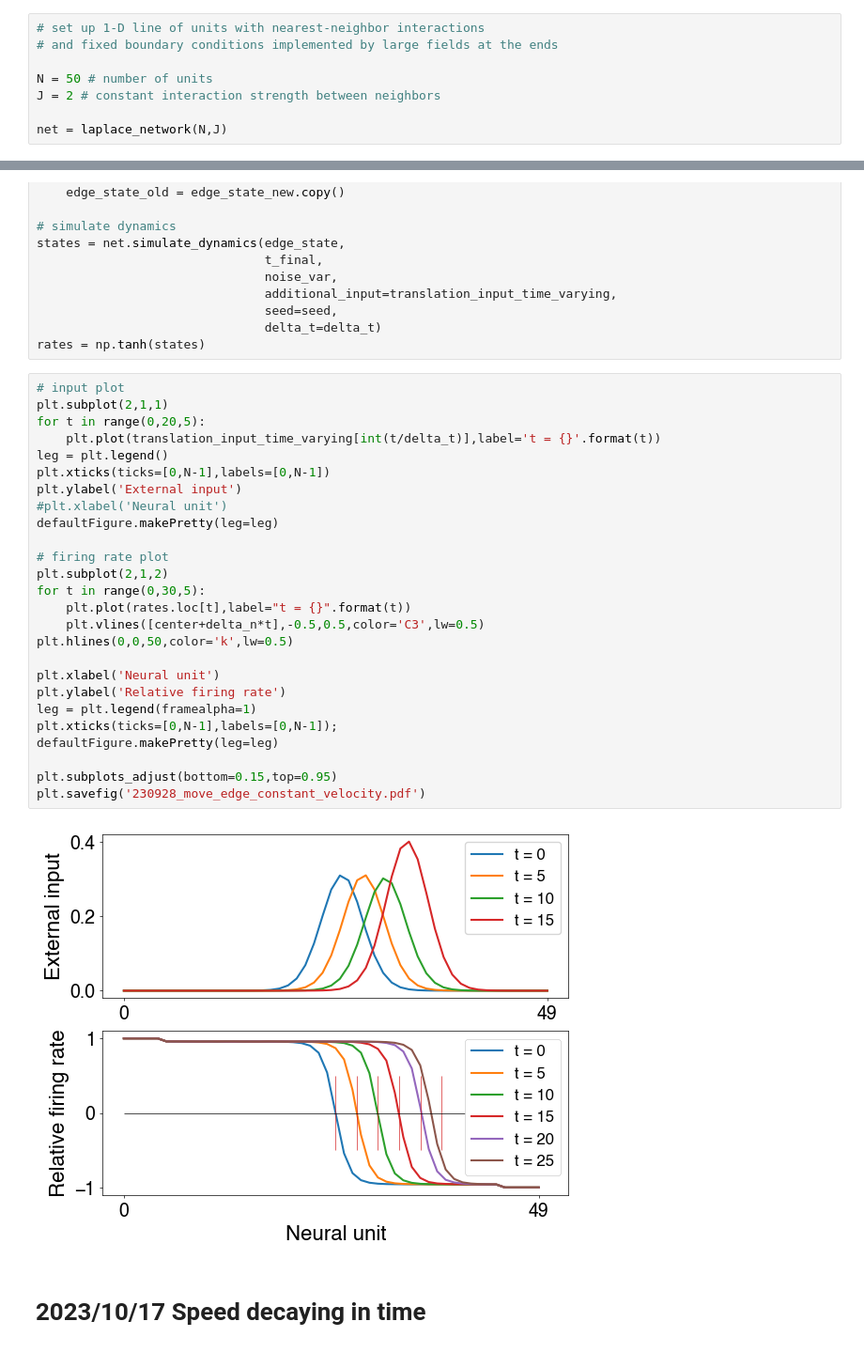
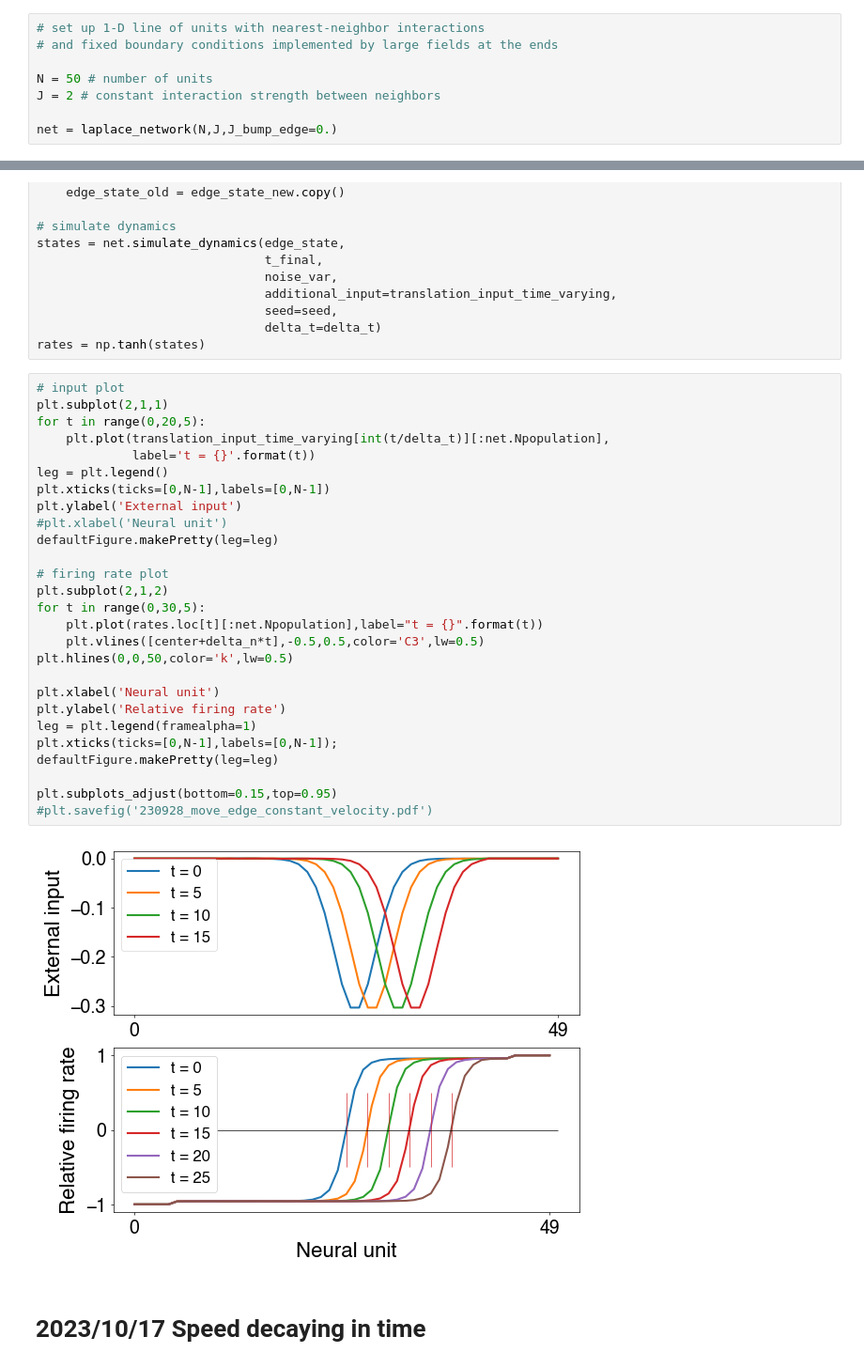
Before and after one commit to Collective-Logic-Lab/laplace-decisions, a Jupyter notebook: develop-translation-operator.ipynb, the cells around one changed output, grey strips where cells are left out. Shown: that part at 94% size. Cells and saved outputs as stored; diff of their text form.

Commit message:
flip the sign of the default edge to start negative and end positive

```diff
--- a/develop-translation-operator.ipynb
+++ b/develop-translation-operator.ipynb
@@ -22,7 +22,7 @@ from laplace_network import laplace_network
 N = 50 # number of units
 J = 2 # constant interaction strength between neighbors
 
-net = laplace_network(N,J)
+net = laplace_network(N,J,J_bump_edge=0.)
 # %%
 # find stationary states (fixed points) that look like an edge
 center_list = range(0,N,2)
@@ -139,31 +139,32 @@ rates = np.tanh(states)
 # %%
 # input plot
 plt.subplot(2,1,1)
 for t in range(0,20,5):
-    plt.plot(translation_input_time_varying[int(t/delta_t)],label='t = {}'.format(t))
+    plt.plot(translation_input_time_varying[int(t/delta_t)][:net.Npopulation],
+             label='t = {}'.format(t))
 leg = plt.legend()
 plt.xticks(ticks=[0,N-1],labels=[0,N-1])
 plt.ylabel('External input')
 #plt.xlabel('Neural unit')
 defaultFigure.makePretty(leg=leg)
 
 # firing rate plot
 plt.subplot(2,1,2)
 for t in range(0,30,5):
-    plt.plot(rates.loc[t],label="t = {}".format(t))
+    plt.plot(rates.loc[t][:net.Npopulation],label="t = {}".format(t))
     plt.vlines([center+delta_n*t],-0.5,0.5,color='C3',lw=0.5)
 plt.hlines(0,0,50,color='k',lw=0.5)
 
 plt.xlabel('Neural unit')
 plt.ylabel('Relative firing rate')
 leg = plt.legend(framealpha=1)
 plt.xticks(ticks=[0,N-1],labels=[0,N-1]);
 defaultFigure.makePretty(leg=leg)
 
 plt.subplots_adjust(bottom=0.15,top=0.95)
-plt.savefig('230928_move_edge_constant_velocity.pdf')
+#plt.savefig('230928_move_edge_constant_velocity.pdf')
 # %% [output]
-[figure, old version]
+[figure, new version]
 # %% [markdown]
 # 2023/10/17 Speed decaying in time
 # %%
```
Also changed, not shown: parts of 14 cells of this notebook, 2 other files.
